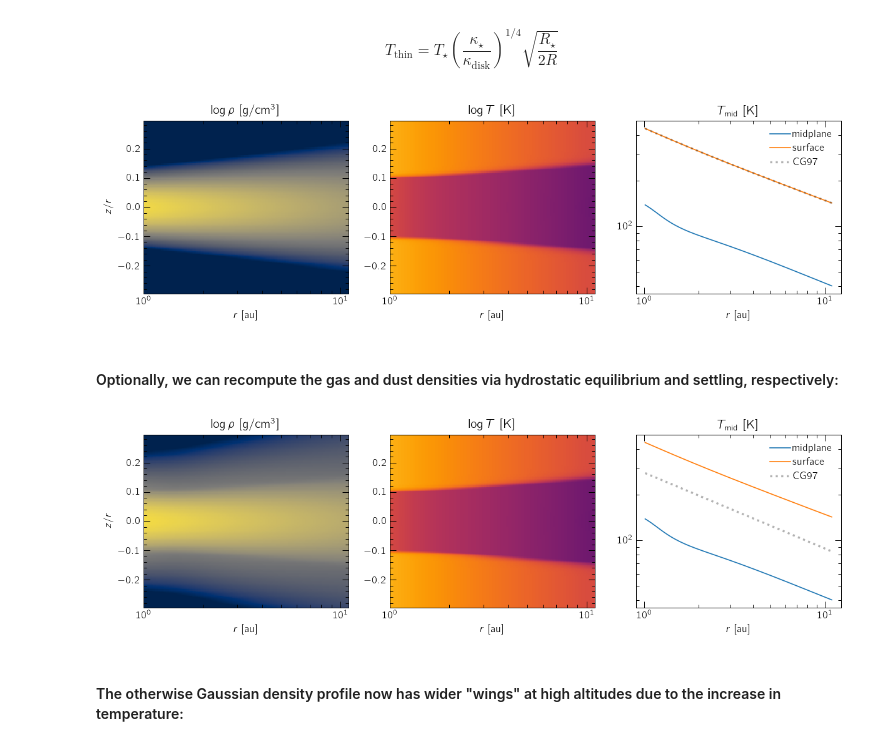
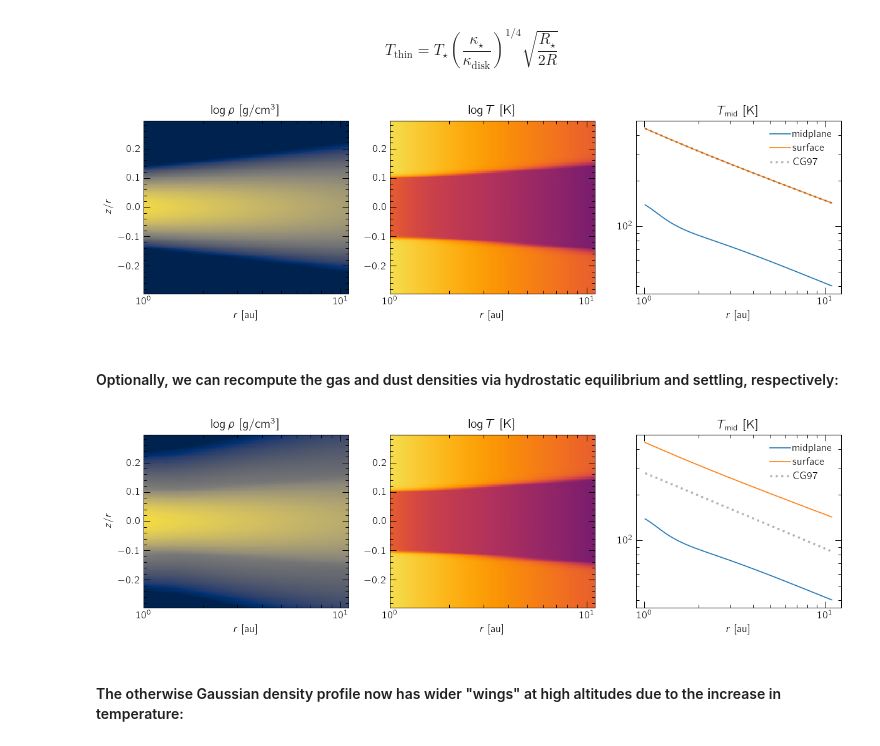
Before and after one commit to alexziab/pyFLD, a Jupyter notebook: examples/hands-on/dusty-disk.ipynb, the cells around one changed output. Saved outputs shown, nothing was run; the diff lists cells and outputs as text; code cells hidden in the pictures.

```diff
--- a/examples/hands-on/dusty-disk.ipynb
+++ b/examples/hands-on/dusty-disk.ipynb
@@ -140,32 +140,32 @@ $$T_\mathrm{thin} = T_\star \left(\frac{\kappa_\star}{\kappa_\mathrm{disk}}\righ
 # %%
 fig, ax = plt.subplots(ncols=3, figsize=(12, 3), dpi=120)
 
 ax[0].pcolormesh(r, np.cos(theta), np.log10(fmt(Disk.rho).to_value('g/cm3')), cmap=plt.cm.cividis, vmin=-18, vmax=-9)
 ax[0].pcolormesh(r, -np.cos(theta), np.log10(fmt(Disk.rho).to_value('g/cm3')), cmap=plt.cm.cividis, vmin=-18, vmax=-9)
-ax[1].pcolormesh(r, np.cos(theta), np.log10(fmt(Disk.tmp).to_value('K')), cmap=plt.cm.inferno, vmin=1, vmax=3)
-ax[1].pcolormesh(r, -np.cos(theta), np.log10(fmt(Disk.tmp).to_value('K')), cmap=plt.cm.inferno, vmin=1, vmax=3)
+ax[1].pcolormesh(r, np.cos(theta), np.log10(fmt(Disk.tmp).to_value('K')), cmap=plt.cm.inferno, vmin=1, vmax=2.8)
+ax[1].pcolormesh(r, -np.cos(theta), np.log10(fmt(Disk.tmp).to_value('K')), cmap=plt.cm.inferno, vmin=1, vmax=2.8)
 ax[2].plot(r, fmt(Disk.tmp).to_value('K')[mid], label='midplane')
 ax[2].plot(r, fmt(Disk.tmp).to_value('K')[0], label='surface') # surface
 
 for axis in ax: axis.set_xscale('log')
 ax[2].set_yscale('log')
 
 # the Chiang and Goldreich formula also includes the ratio of opacities at Tstar/Tdisk
 opac_factor = fmt((Dust.kappaPstar*Dust.rho+Gas.kappaPstar*Gas.rho)/(Dust.kappaP*Dust.rho+Gas.kappaP*Gas.rho))[0] ** 0.25
 TCC97 = (star.T * np.sqrt(0.5*star.R/grid.x1[grid.act1])).to_value('K') * opac_factor
 ax[2].plot(r, TCC97, ls=':', c='k', alpha=0.3, lw=2, label='CG97')
 
 ax[2].legend()
 
 for axis in ax: axis.set_xlabel(r'$r$ [au]')
 ax[0].set_ylabel(r'$z/r$')
 ax[0].set_title(r'$\log\rho$ [g/cm${}^3$]')
 ax[1].set_title(r'$\log T$ [K]')
 ax[2].set_title(r'$T_\mathrm{mid}$ [K]')
 
 plt.show()
 # %% [output]
-[figure, old version]
+[figure, new version]
 # %% [markdown]
 #### Optionally, we can recompute the gas and dust densities via hydrostatic equilibrium and settling, respectively:
 # %%
@@ -175,8 +175,8 @@ fig, ax = plt.subplots(ncols=3, figsize=(12, 3), dpi=120)
 
 ax[0].pcolormesh(r, np.cos(theta), np.log10(fmt(Disk.rho).to_value('g/cm3')), cmap=plt.cm.cividis, vmin=-20, vmax=-9)
 ax[0].pcolormesh(r, -np.cos(theta), np.log10(fmt(Disk.rho).to_value('g/cm3')), cmap=plt.cm.cividis, vmin=-20, vmax=-9)
-ax[1].pcolormesh(r, np.cos(theta), np.log10(fmt(Disk.tmp).to_value('K')), cmap=plt.cm.inferno, vmin=1, vmax=3)
-ax[1].pcolormesh(r, -np.cos(theta), np.log10(fmt(Disk.tmp).to_value('K')), cmap=plt.cm.inferno, vmin=1, vmax=3)
+ax[1].pcolormesh(r, np.cos(theta), np.log10(fmt(Disk.tmp).to_value('K')), cmap=plt.cm.inferno, vmin=1, vmax=2.8)
+ax[1].pcolormesh(r, -np.cos(theta), np.log10(fmt(Disk.tmp).to_value('K')), cmap=plt.cm.inferno, vmin=1, vmax=2.8)
 ax[2].plot(r, fmt(Disk.tmp).to_value('K')[mid], label='midplane')
 ax[2].plot(r, fmt(Disk.tmp).to_value('K')[0], label='surface') # surface
 
@@ -199,7 +199,7 @@ ax[2].set_title(r'$T_\mathrm{mid}$ [K]')
 
 plt.show()
 # %% [output]
-[figure, old version]
+[figure, new version]
 # %% [markdown]
 #### The otherwise Gaussian density profile now has wider "wings" at high altitudes due to the increase in temperature:
 # %%
```
Also changed, not shown: 1 other file.
